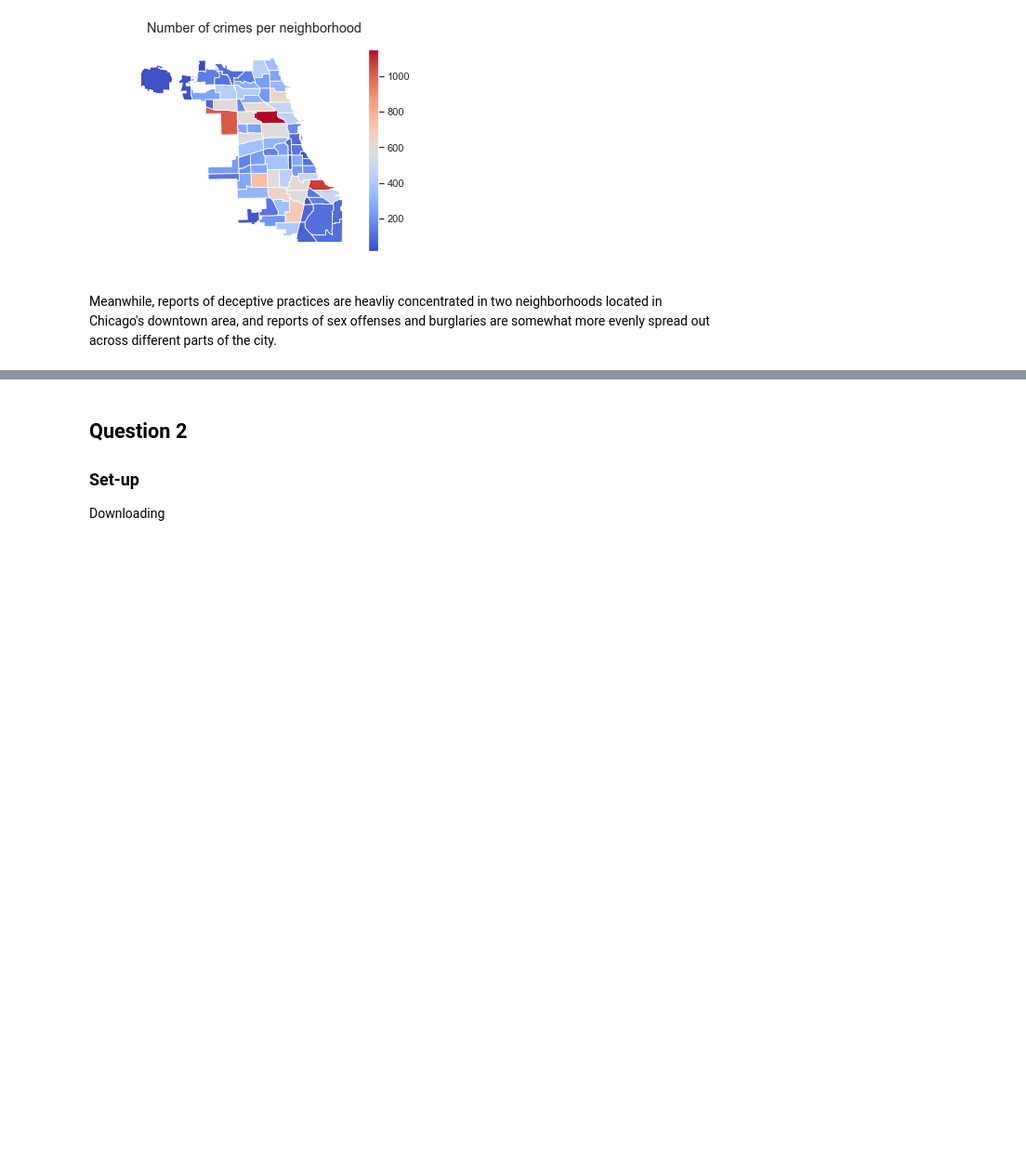
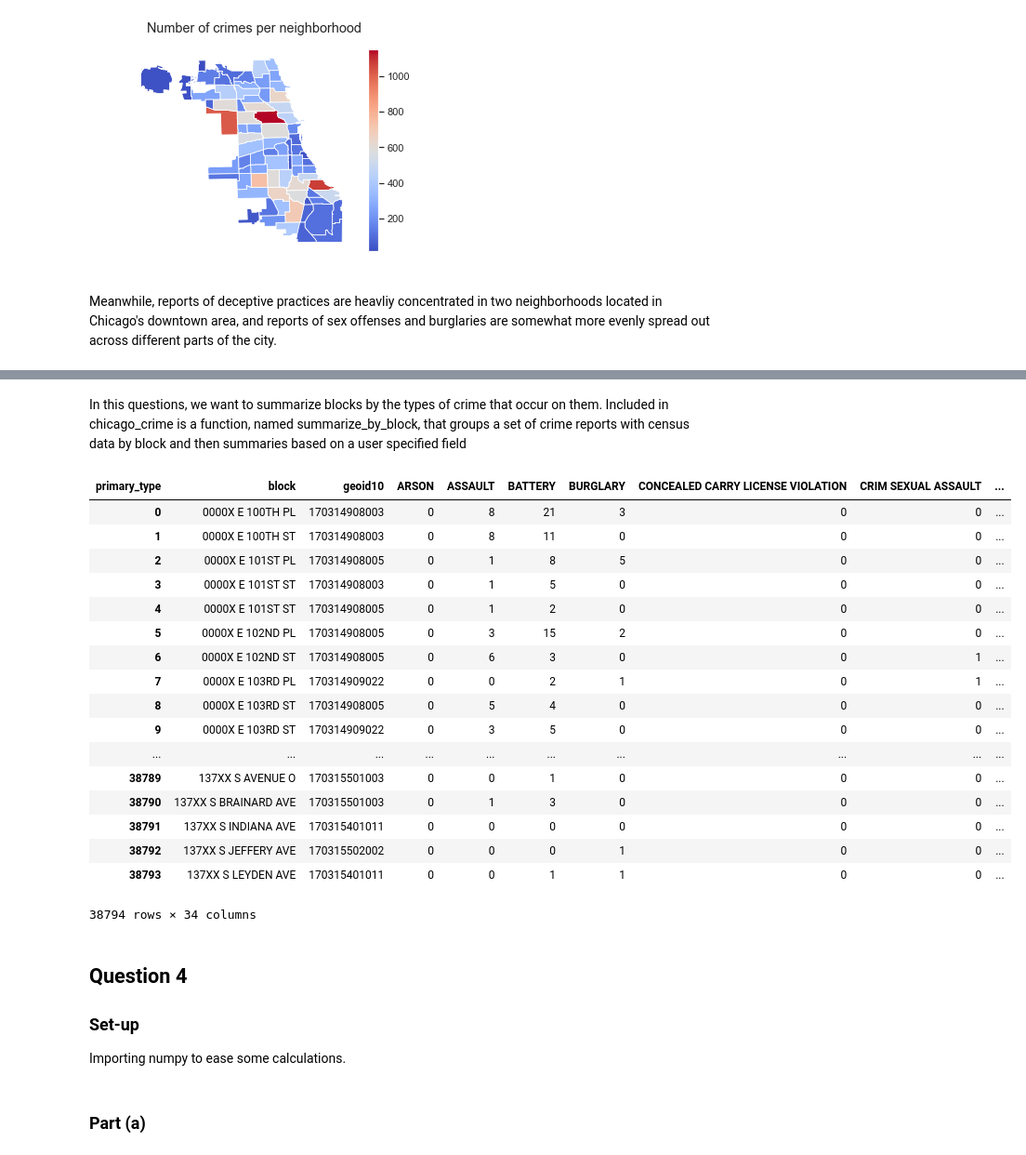
Before and after one commit to fogarty-ben/capp30254-machine-learning, a Jupyter notebook: hws/hw1/write_up.ipynb, the cells around one changed output, grey strips where cells are left out. Shown: that part at 93% size. Saved outputs shown, nothing was run; the diff lists cells and outputs as text; code cells hidden in the pictures; blank space fills up the shorter version.

Commit message:
just need to finish write-up then will have a completed draft

```diff
--- a/hws/hw1/write_up.ipynb
+++ b/hws/hw1/write_up.ipynb
@@ -307,6 +379,31 @@ Meanwhile, reports of deceptive practices are heavliy concentrated in two neighb
+# %% [markdown]
+In this questions, we want to summarize blocks by the types of crime that occur on them. Included in chicago_crime is a function, named summarize_by_block, that groups a set of crime reports with census data by block and then summaries based on a user specified field
+# %%
+by_block_summary = cc.summarize_by_block(crime_reports_blocks, 'primary_type')
+
+by_block_summary
+# %% [output]
+| primary_type | block | geoid10 | ARSON | ASSAULT | BATTERY | BURGLARY | CONCEALED CARRY LICENSE VIOLATION | CRIM SEXUAL ASSAULT | ... |
+| 0 | 0000X E 100TH PL | 170314908003 | 0 | 8 | 21 | 3 | 0 | 0 | ... |
+| 1 | 0000X E 100TH ST | 170314908003 | 0 | 8 | 11 | 0 | 0 | 0 | ... |
+| 2 | 0000X E 101ST PL | 170314908005 | 0 | 1 | 8 | 5 | 0 | 0 | ... |
+| 3 | 0000X E 101ST ST | 170314908003 | 0 | 1 | 5 | 0 | 0 | 0 | ... |
+| 4 | 0000X E 101ST ST | 170314908005 | 0 | 1 | 2 | 0 | 0 | 0 | ... |
+| 5 | 0000X E 102ND PL | 170314908005 | 0 | 3 | 15 | 2 | 0 | 0 | ... |
+| 6 | 0000X E 102ND ST | 170314908005 | 0 | 6 | 3 | 0 | 0 | 1 | ... |
+| 7 | 0000X E 103RD PL | 170314909022 | 0 | 0 | 2 | 1 | 0 | 1 | ... |
+| 8 | 0000X E 103RD ST | 170314908005 | 0 | 5 | 4 | 0 | 0 | 0 | ... |
+| 9 | 0000X E 103RD ST | 170314909022 | 0 | 3 | 5 | 0 | 0 | 0 | ... |
+| ... | ... | ... | ... | ... | ... | ... | ... | ... | ... |
+| 38789 | 137XX S AVENUE O | 170315501003 | 0 | 0 | 1 | 0 | 0 | 0 | ... |
+| 38790 | 137XX S BRAINARD AVE | 170315501003 | 0 | 1 | 3 | 0 | 0 | 0 | ... |
+| 38791 | 137XX S INDIANA AVE | 170315401011 | 0 | 0 | 0 | 0 | 0 | 0 | ... |
+| 38792 | 137XX S JEFFERY AVE | 170315502002 | 0 | 0 | 0 | 1 | 0 | 0 | ... |
+| 38793 | 137XX S LEYDEN AVE | 170315401011 | 0 | 0 | 1 | 1 | 0 | 0 | ... |
+38794 rows × 34 columns
 # %% [markdown]
-## Question 2
+## Question 4
 
 ### Set-up
 
-Downloading
+Importing numpy to ease some calculations.
@@ -312,0 +412,2 @@ Downloading
+# %% [markdown]
+### Part (a)
```
Also changed, not shown: parts of 16 cells of this notebook, 1 other file.
